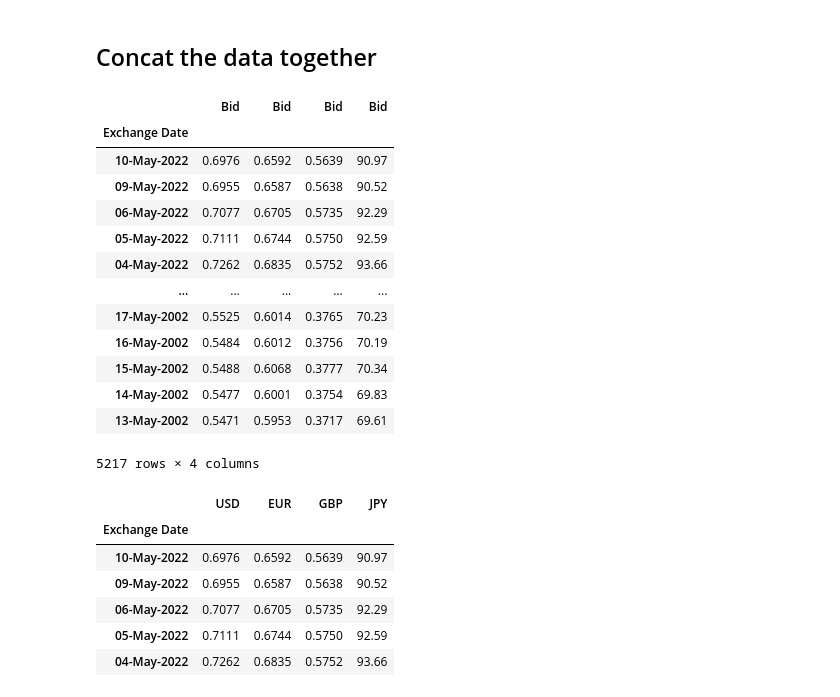
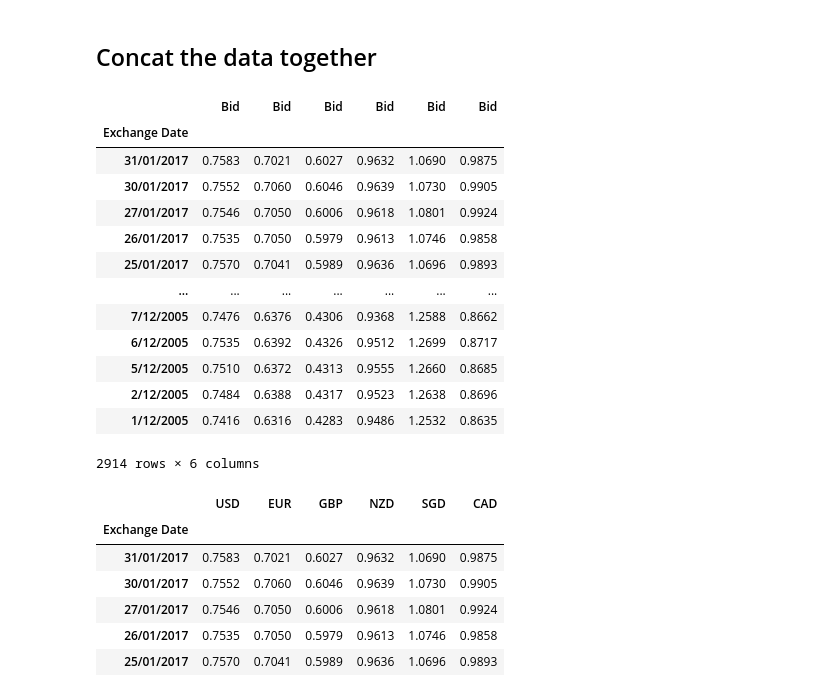
Before and after one commit to Gosper23/Australian-Interest-Rate-Analysis, a Jupyter notebook: currency_cleaning.ipynb, the cells around one changed output. Saved outputs shown, nothing was run; the diff lists cells and outputs as text; code cells hidden in the pictures.

```diff
--- a/currency_cleaning.ipynb
+++ b/currency_cleaning.ipynb
@@ -351,0 +352,4 @@ Length: 1937, dtype: bool
+# %%
+csv_path = Path("Fin Data/AUDSGD.csv")
+aud_sgd = pd.read_csv(csv_path, header=0)
+aud_sgd.head()
@@ -351,0 +363,3 @@ Length: 1937, dtype: bool
+# %%
+aud_sgd.drop(columns=['Ask','High','Low','Open','Refresh Rate','BidNet'], axis=1, inplace=True)
+aud_sgd
@@ -351,0 +421,4 @@ Length: 1937, dtype: bool
+# %%
+csv_path = Path("Fin Data/AUDCAD.csv")
+aud_cad = pd.read_csv(csv_path, header=0)
+aud_cad.head()
@@ -351,0 +432,3 @@ Length: 1937, dtype: bool
+# %%
+aud_cad.drop(columns=['Ask','High','Low','Open','Refresh Rate','BidNet'], axis=1, inplace=True)
+aud_cad
@@ -353,38 +489,38 @@ Length: 1937, dtype: bool
 ## Concat the data together
 # %%
 # Concat the data together
-currency_data = pd.concat([usd_aud, aud_eur, aud_gbp, jpy_aud], axis="columns", join="inner")
+currency_data = pd.concat([usd_aud, aud_eur, aud_gbp, aud_nzd, aud_sgd, aud_cad], axis="columns", join="inner")
 currency_data.set_index(usd_aud['Exchange Date'], inplace=True)
 currency_data.drop(columns=['Exchange Date','Exchange Date','Exchange Date'], axis=1, inplace=True)
 currency_data
 # %% [output]
-|  | Bid | Bid | Bid | Bid |
-| Exchange Date |  |  |  |  |
-| 10-May-2022 | 0.6976 | 0.6592 | 0.5639 | 90.97 |
-| 09-May-2022 | 0.6955 | 0.6587 | 0.5638 | 90.52 |
-| 06-May-2022 | 0.7077 | 0.6705 | 0.5735 | 92.29 |
-| 05-May-2022 | 0.7111 | 0.6744 | 0.5750 | 92.59 |
-| 04-May-2022 | 0.7262 | 0.6835 | 0.5752 | 93.66 |
-| ... | ... | ... | ... | ... |
-| 17-May-2002 | 0.5525 | 0.6014 | 0.3765 | 70.23 |
-| 16-May-2002 | 0.5484 | 0.6012 | 0.3756 | 70.19 |
-| 15-May-2002 | 0.5488 | 0.6068 | 0.3777 | 70.34 |
-| 14-May-2002 | 0.5477 | 0.6001 | 0.3754 | 69.83 |
-| 13-May-2002 | 0.5471 | 0.5953 | 0.3717 | 69.61 |
+|  | Bid | Bid | Bid | Bid | Bid | Bid |
+| Exchange Date |  |  |  |  |  |  |
+| 31/01/2017 | 0.7583 | 0.7021 | 0.6027 | 0.9632 | 1.0690 | 0.9875 |
+| 30/01/2017 | 0.7552 | 0.7060 | 0.6046 | 0.9639 | 1.0730 | 0.9905 |
+| 27/01/2017 | 0.7546 | 0.7050 | 0.6006 | 0.9618 | 1.0801 | 0.9924 |
+| 26/01/2017 | 0.7535 | 0.7050 | 0.5979 | 0.9613 | 1.0746 | 0.9858 |
+| 25/01/2017 | 0.7570 | 0.7041 | 0.5989 | 0.9636 | 1.0696 | 0.9893 |
+| ... | ... | ... | ... | ... | ... | ... |
+| 7/12/2005 | 0.7476 | 0.6376 | 0.4306 | 0.9368 | 1.2588 | 0.8662 |
+| 6/12/2005 | 0.7535 | 0.6392 | 0.4326 | 0.9512 | 1.2699 | 0.8717 |
+| 5/12/2005 | 0.7510 | 0.6372 | 0.4313 | 0.9555 | 1.2660 | 0.8685 |
+| 2/12/2005 | 0.7484 | 0.6388 | 0.4317 | 0.9523 | 1.2638 | 0.8696 |
+| 1/12/2005 | 0.7416 | 0.6316 | 0.4283 | 0.9486 | 1.2532 | 0.8635 |
-5217 rows × 4 columns
+2914 rows × 6 columns
 # %%
 # Ammend column names to equal corresponding currency
-columns = ['USD','EUR','GBP','JPY']
+columns = ['USD','EUR','GBP','NZD','SGD','CAD']
 currency_data.columns = columns
 currency_data.head()
 # %% [output]
-|  | USD | EUR | GBP | JPY |
-| Exchange Date |  |  |  |  |
-| 10-May-2022 | 0.6976 | 0.6592 | 0.5639 | 90.97 |
-| 09-May-2022 | 0.6955 | 0.6587 | 0.5638 | 90.52 |
-| 06-May-2022 | 0.7077 | 0.6705 | 0.5735 | 92.29 |
-| 05-May-2022 | 0.7111 | 0.6744 | 0.5750 | 92.59 |
-| 04-May-2022 | 0.7262 | 0.6835 | 0.5752 | 93.66 |
+|  | USD | EUR | GBP | NZD | SGD | CAD |
+| Exchange Date |  |  |  |  |  |  |
+| 31/01/2017 | 0.7583 | 0.7021 | 0.6027 | 0.9632 | 1.0690 | 0.9875 |
+| 30/01/2017 | 0.7552 | 0.7060 | 0.6046 | 0.9639 | 1.0730 | 0.9905 |
+| 27/01/2017 | 0.7546 | 0.7050 | 0.6006 | 0.9618 | 1.0801 | 0.9924 |
+| 26/01/2017 | 0.7535 | 0.7050 | 0.5979 | 0.9613 | 1.0746 | 0.9858 |
+| 25/01/2017 | 0.7570 | 0.7041 | 0.5989 | 0.9636 | 1.0696 | 0.9893 |
 # %%
 # Save the dataframe as a csv file
 currency_data.to_csv('currency_data.csv')
```
Also changed, not shown: parts of 39 cells of this notebook, 10 other files.
